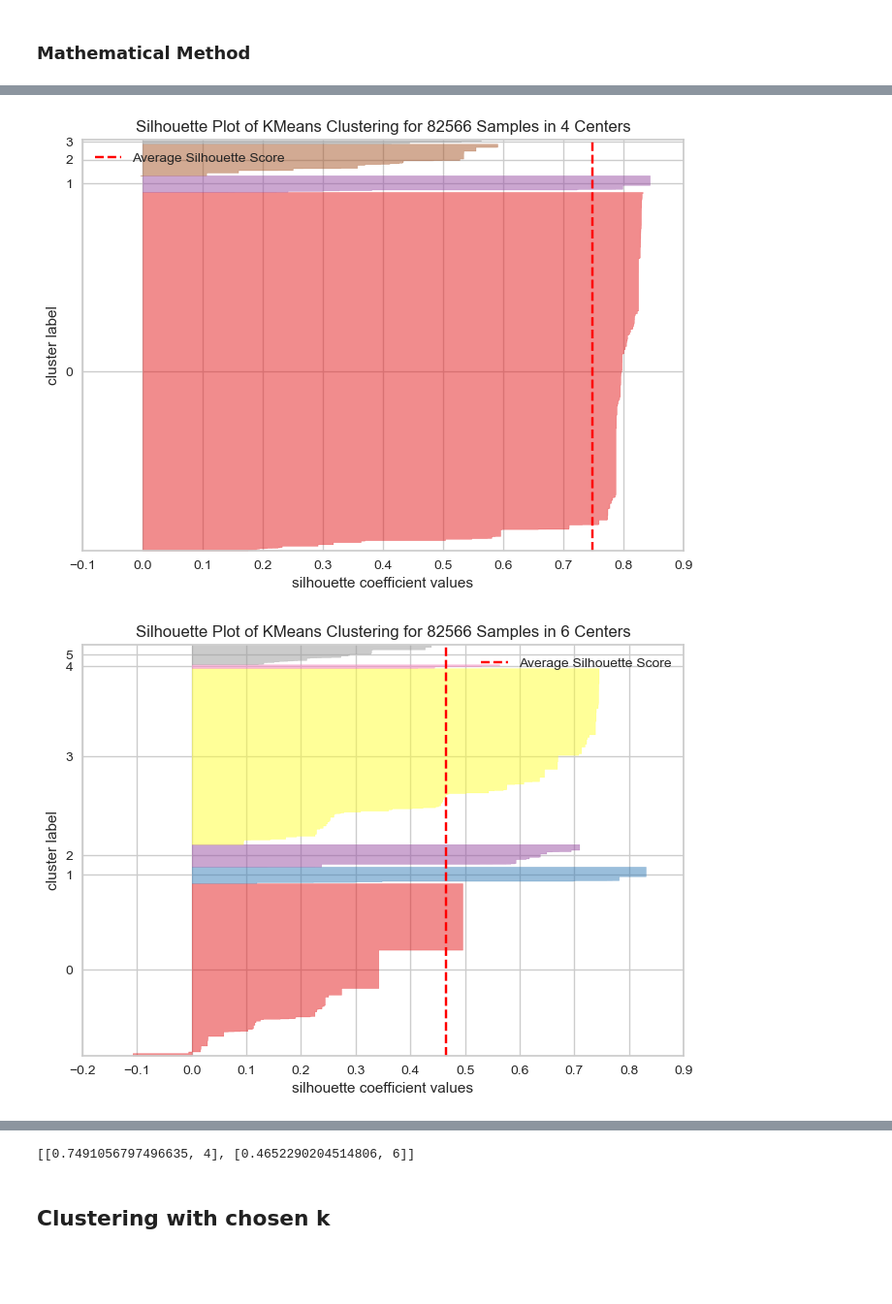
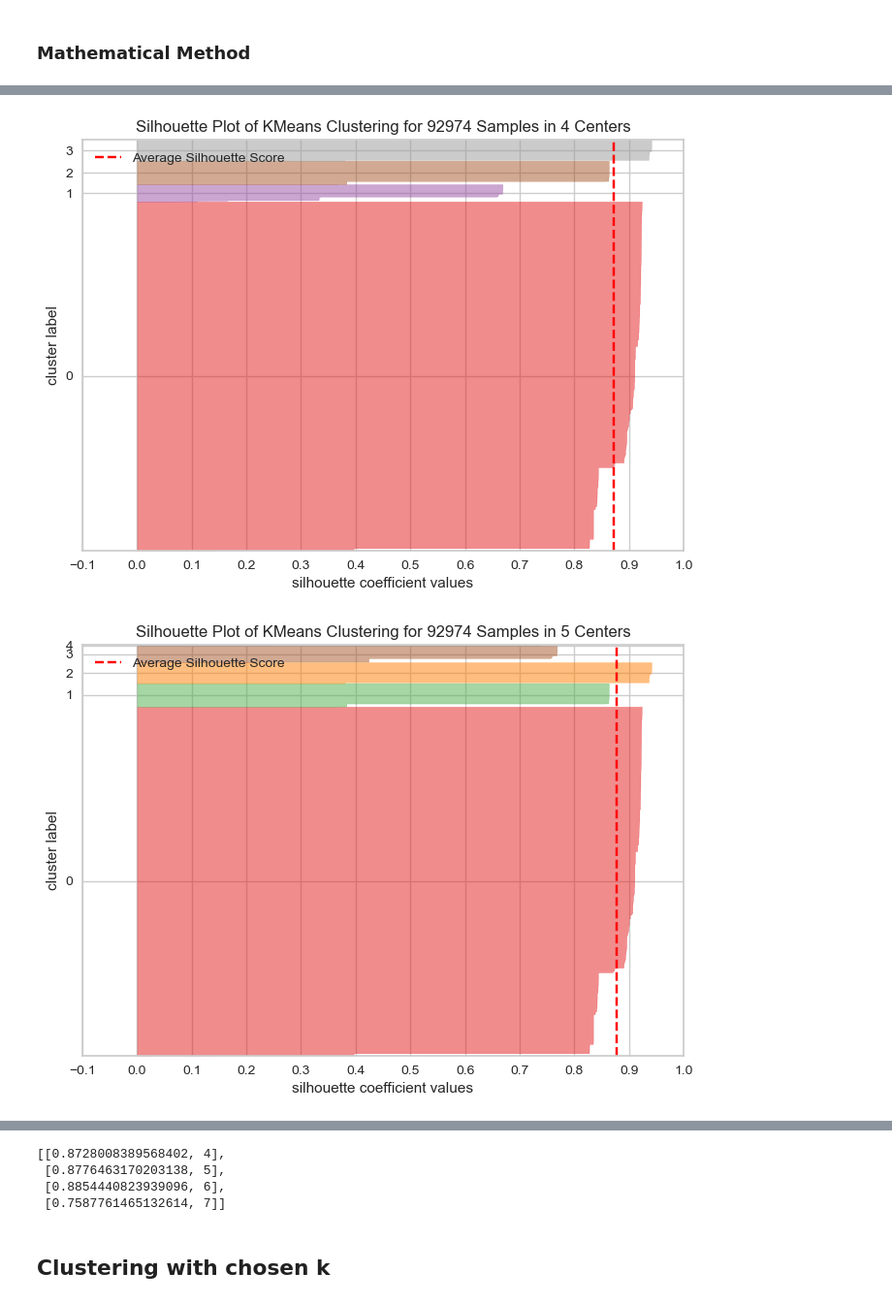
Before and after one commit to gbrosell/maroon-archers, a Jupyter notebook: 03PAGBIL_G03_clustering.ipynb, the cells around one changed output, grey strips where cells are left out. Shown at 97% size. Cells and saved outputs as stored; diff of their text form; code cells hidden in the pictures; blank space fills up the shorter version.

Commit message:
Finished clustering

```diff
--- a/03PAGBIL_G03_clustering.ipynb
+++ b/03PAGBIL_G03_clustering.ipynb
@@ -19,7 +19,7 @@ from tqdm import tqdm
 # %% [markdown]
 # Data Preprocessing
 # %%
-df = pd.read_csv('C:/Users/Francia/Desktop/data/Capstone/consolidated_csv_01GNPD_U01.csv')
+df = pd.read_csv('C:/Users/Francia/Desktop/data/Capstone/consolidated_csv_03PAGBIL_G03.csv')
 df.head()
 # %% [output]
 |  | RUN_TIME | MKT_TYPE | REGION_NAME | ZONE_NAME | RESOURCE_NAME | TIME_INTERVAL | START_TIME | END_TIME | ... |
@@ -372,9 +375,9 @@ def silhouette_plot(X , n_list):
 # %%
 # Create silhouette plot
 
-k_cluster_test = [4, 6]
+k_cluster_test = [4, 5, 6, 7]
 
 silhouette_plot(price_series_df , k_cluster_test)
 # %% [output]
-[figure, old version]
+[figure, new version]
-[figure, old version]
+[figure, new version]
@@ -381,4 +386,7 @@ silhouette_plot(price_series_df , k_cluster_test)
-[[0.7491056797496635, 4], [0.4652290204514806, 6]]
+[[0.8728008389568402, 4],
+ [0.8776463170203138, 5],
+ [0.8854440823939096, 6],
+ [0.7587761465132614, 7]]
 # %% [markdown]
 ## Clustering with chosen k
 # %%
```
Also changed, not shown: parts of 32 cells of this notebook.
